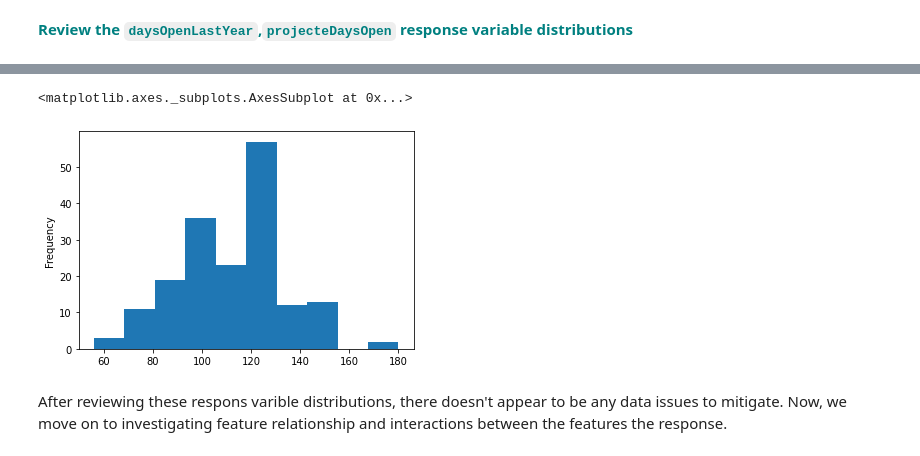
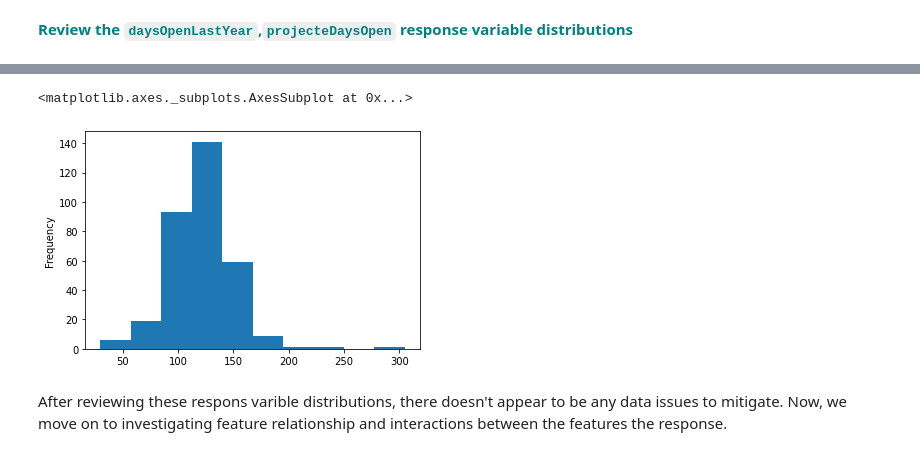
Before and after one commit to asaadkhattab/GuidedCapstone-BigMountainResort, a Jupyter notebook: Step3 - Exploratory Data Analysis.ipynb, the cells around one changed output, grey strips where cells are left out. Cells and saved outputs as stored; diff of their text form; code cells hidden in the pictures.

```diff
--- a/Step3 - Exploratory Data Analysis.ipynb
+++ b/Step3 - Exploratory Data Analysis.ipynb
@@ -269,8 +269,8 @@ dfno['daysOpenLastYear'].plot(kind='hist')
 # %%
-dfno['projectedDaysOpen'].plot(kind='hist')
+df['projectedDaysOpen'].plot(kind='hist')
 # %% [output]
 <matplotlib.axes._subplots.AxesSubplot at 0x...>
-[figure, old version]
+[figure, new version]
 # %% [markdown]
 After reviewing these respons varible distributions, there doesn't appear to be any data issues to mitigate. Now, we move on to investigating feature relationship and interactions between the features the response.
 # %% [markdown]
```
Also changed, not shown: parts of 12 cells of this notebook, 2 other files.
